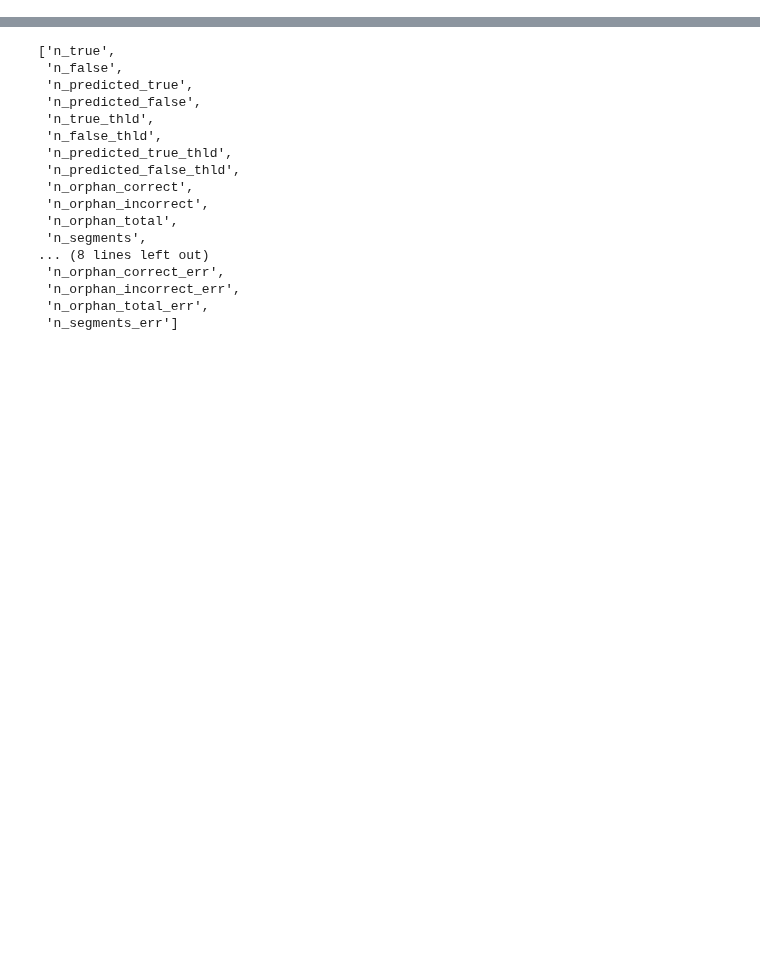
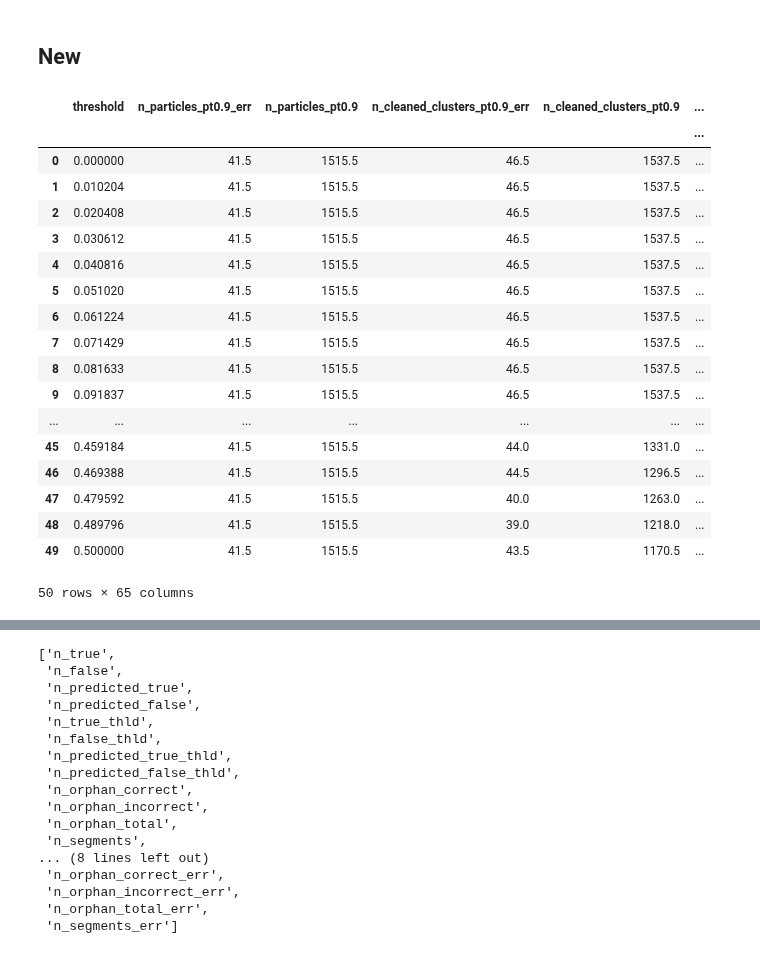
Before and after one commit to gnn-tracking/klieret-gnn-tracking-experiments, a Jupyter notebook: notebooks/0570_find_legacy_ef_cutoff.ipynb, the cells around one changed output, grey strips where cells are left out. Drawn from its saved outputs; the diff is of its cells as text; code cells hidden in the pictures; blank space fills up the shorter version.

```diff
--- a/notebooks/0570_find_legacy_ef_cutoff.ipynb
+++ b/notebooks/0570_find_legacy_ef_cutoff.ipynb
@@ -32,0 +41,2 @@ dm.setup(stage="fit")
+# %% [markdown]
+## New
@@ -32,0 +100,22 @@ dm.setup(stage="fit")
+# %%
+df
+# %% [output]
+|  | threshold | n_particles_pt0.9_err | n_particles_pt0.9 | n_cleaned_clusters_pt0.9_err | n_cleaned_clusters_pt0.9 | ... |
+|  |  |  |  |  |  | ... |
+| 0 | 0.000000 | 41.5 | 1515.5 | 46.5 | 1537.5 | ... |
+| 1 | 0.010204 | 41.5 | 1515.5 | 46.5 | 1537.5 | ... |
+| 2 | 0.020408 | 41.5 | 1515.5 | 46.5 | 1537.5 | ... |
+| 3 | 0.030612 | 41.5 | 1515.5 | 46.5 | 1537.5 | ... |
+| 4 | 0.040816 | 41.5 | 1515.5 | 46.5 | 1537.5 | ... |
+| 5 | 0.051020 | 41.5 | 1515.5 | 46.5 | 1537.5 | ... |
+| 6 | 0.061224 | 41.5 | 1515.5 | 46.5 | 1537.5 | ... |
+| 7 | 0.071429 | 41.5 | 1515.5 | 46.5 | 1537.5 | ... |
+| 8 | 0.081633 | 41.5 | 1515.5 | 46.5 | 1537.5 | ... |
+| 9 | 0.091837 | 41.5 | 1515.5 | 46.5 | 1537.5 | ... |
+| ... | ... | ... | ... | ... | ... | ... |
+| 45 | 0.459184 | 41.5 | 1515.5 | 44.0 | 1331.0 | ... |
+| 46 | 0.469388 | 41.5 | 1515.5 | 44.5 | 1296.5 | ... |
+| 47 | 0.479592 | 41.5 | 1515.5 | 40.0 | 1263.0 | ... |
+| 48 | 0.489796 | 41.5 | 1515.5 | 39.0 | 1218.0 | ... |
+| 49 | 0.500000 | 41.5 | 1515.5 | 43.5 | 1170.5 | ... |
+50 rows × 65 columns
```
Also changed, not shown: parts of 10 cells of this notebook, 1 other file.
